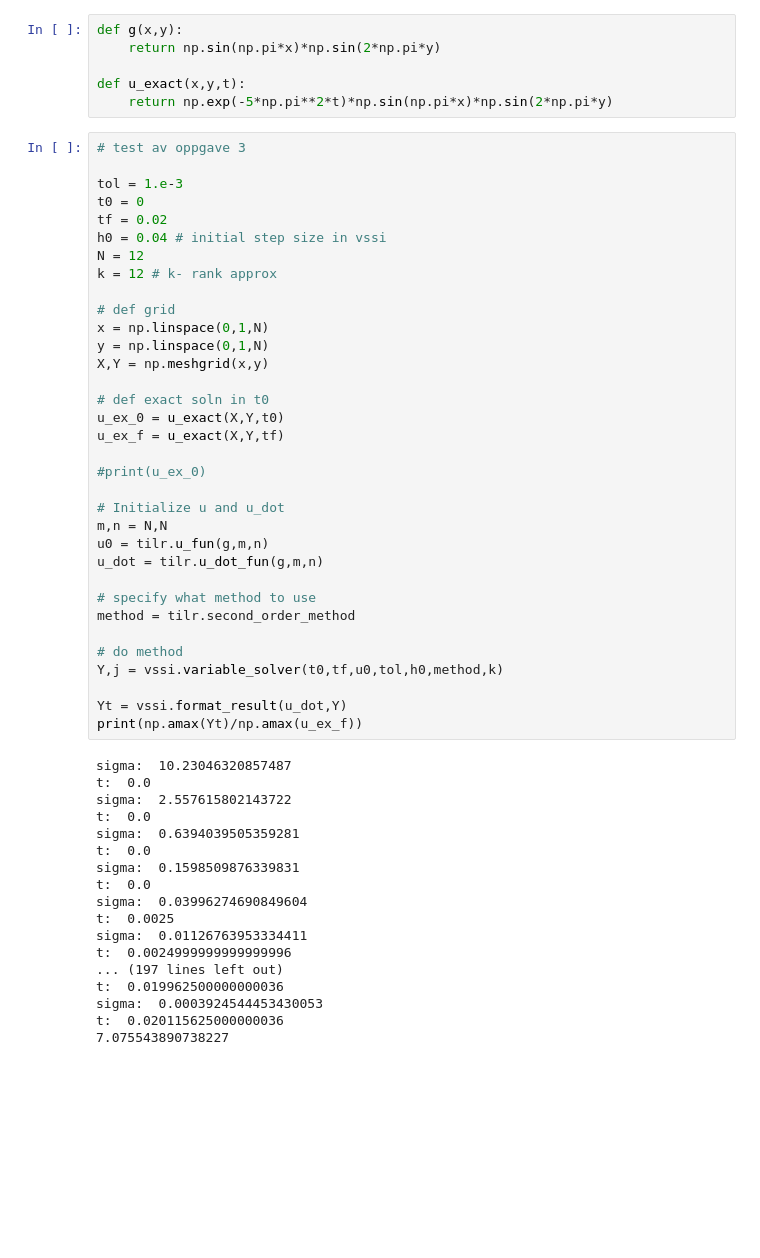
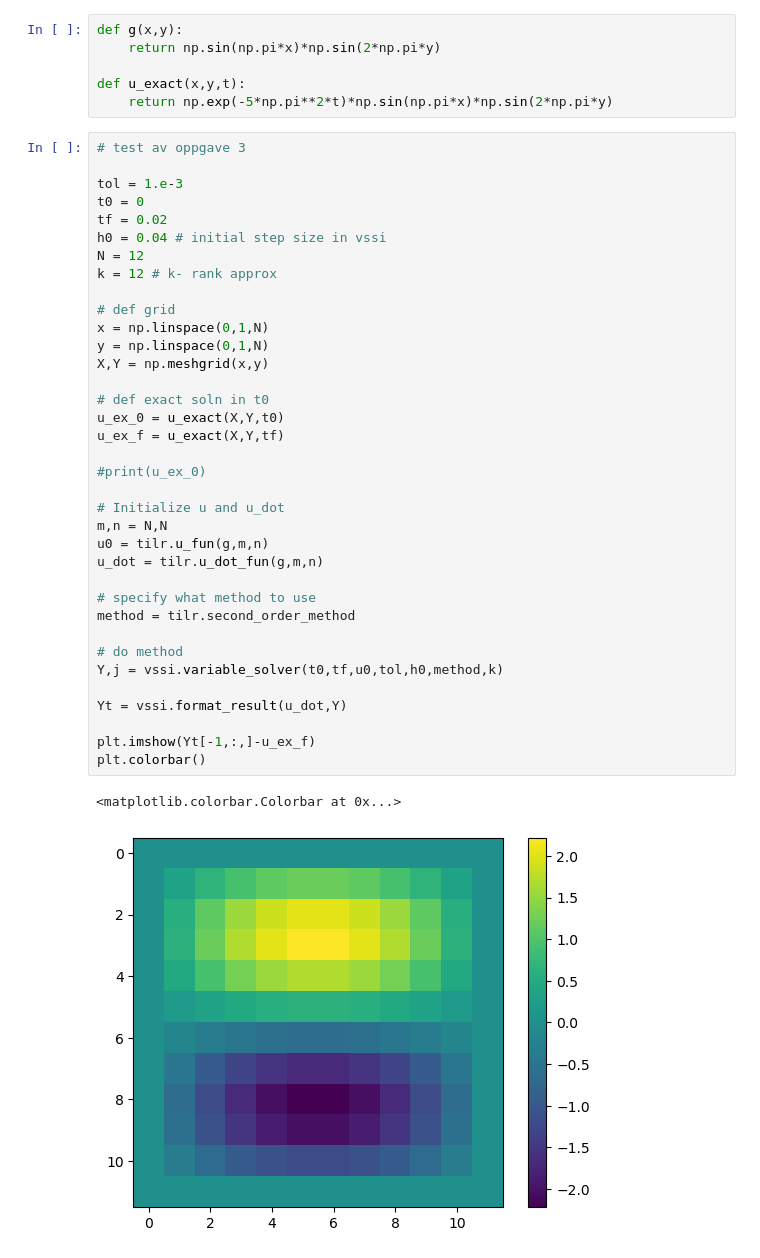
Before and after one commit to albertbayazidi/Dynamic-Low-Rank-Approximations-and-Bidiagonalization, a Jupyter notebook: test.ipynb, the cells around one changed output. Cells and saved outputs as stored; diff of their text form; blank space fills up the shorter version.

```diff
--- a/test.ipynb
+++ b/test.ipynb
@@ -34,48 +20,35 @@ tol = 1.e-3
 t0 = 0
 tf = 0.02
 h0 = 0.04 # initial step size in vssi
 N = 12
 k = 12 # k- rank approx
 
 # def grid
 x = np.linspace(0,1,N)
 y = np.linspace(0,1,N)
 X,Y = np.meshgrid(x,y)
 
 # def exact soln in t0
 u_ex_0 = u_exact(X,Y,t0)
 u_ex_f = u_exact(X,Y,tf)
 
 #print(u_ex_0)
 
 # Initialize u and u_dot
 m,n = N,N
 u0 = tilr.u_fun(g,m,n)
 u_dot = tilr.u_dot_fun(g,m,n)
 
 # specify what method to use
 method = tilr.second_order_method
 
 # do method
 Y,j = vssi.variable_solver(t0,tf,u0,tol,h0,method,k)
 
 Yt = vssi.format_result(u_dot,Y)
-print(np.amax(Yt)/np.amax(u_ex_f))
+
+plt.imshow(Yt[-1,:,]-u_ex_f)
+plt.colorbar()
 # %% [output]
-sigma:  10.23046320857487
-t:  0.0
-sigma:  2.557615802143722
-t:  0.0
-sigma:  0.6394039505359281
-t:  0.0
-sigma:  0.1598509876339831
-t:  0.0
-sigma:  0.03996274690849604
-t:  0.0025
-sigma:  0.01126763953334411
-t:  0.0024999999999999996
-... (197 lines left out)
-t:  0.019962500000000036
-sigma:  0.0003924544453430053
-t:  0.020115625000000036
-7.075543890738227
+<matplotlib.colorbar.Colorbar at 0x...>
+[figure, added]
```
Also changed, not shown: parts of 10 cells of this notebook, 3 other files.
